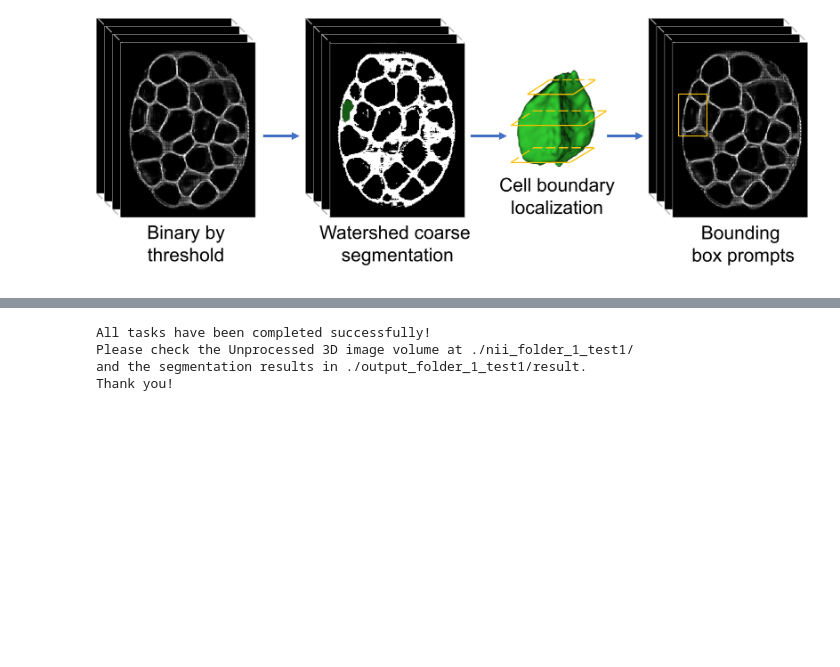
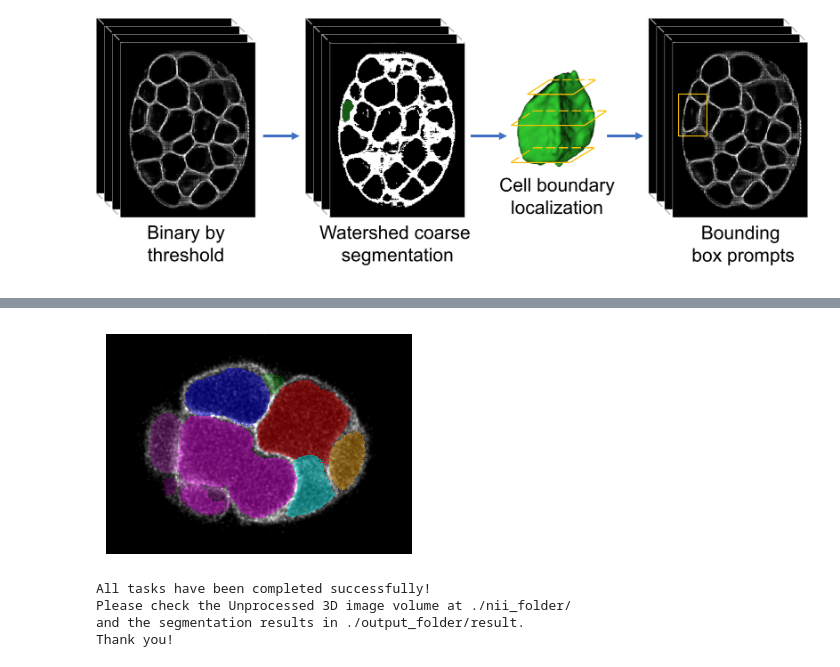
Before and after one commit to CunminZhao/EmbSAM, a Jupyter notebook: Emb-SAM_quickstart.ipynb, the cells around one changed output, grey strips where cells are left out. Drawn from its saved outputs; the diff is of its cells as text; code cells hidden in the pictures; blank space fills up the shorter version.

```diff
--- a/Emb-SAM_quickstart.ipynb
+++ b/Emb-SAM_quickstart.ipynb
@@ -104,7 +125,9 @@ all works done, please check the result in ./output_folder_1_test1/result, thank
 # %%
+Visualization(nii_path, params['opdir'], params['rootname'], params['time_point'])
 print(f"All tasks have been completed successfully!\nPlease check the Unprocessed 3D image volume at {nii_path}\nand the segmentation results in {params['opdir']}result.\nThank you!")
 # %% [output]
+[figure, added]
 All tasks have been completed successfully!
-Please check the Unprocessed 3D image volume at ./nii_folder_1_test1/
-and the segmentation results in ./output_folder_1_test1/result.
+Please check the Unprocessed 3D image volume at ./nii_folder/
+and the segmentation results in ./output_folder/result.
 Thank you!
```
Also changed, not shown: parts of 10 cells of this notebook.
